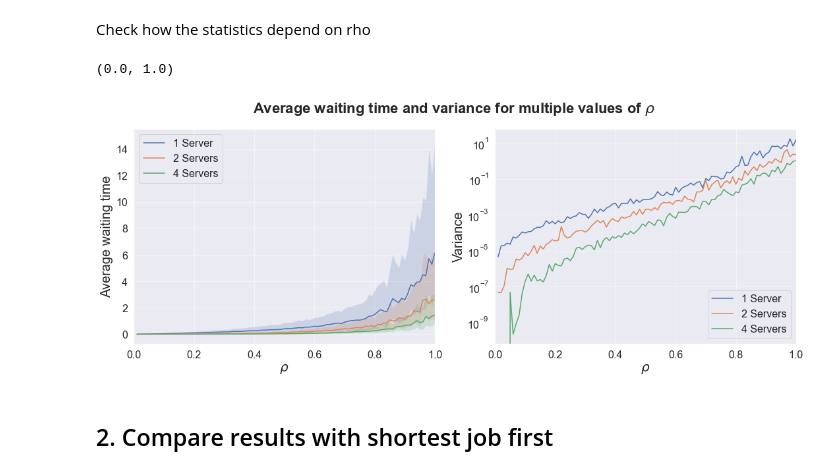
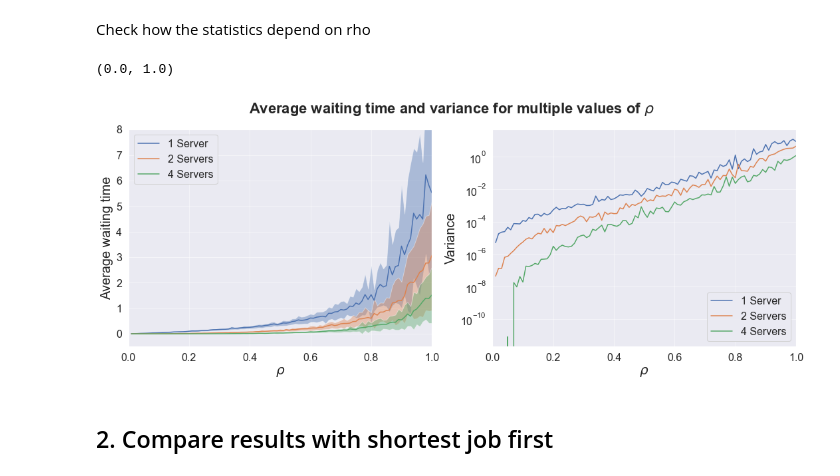
Before and after one commit to Boy0211/StochasticSimulation, a Jupyter notebook: Assignment2/code/main.ipynb, the cells around one changed output. Cells and saved outputs as stored; diff of their text form; code cells hidden in the pictures.

```diff
--- a/Assignment2/code/main.ipynb
+++ b/Assignment2/code/main.ipynb
@@ -150,6 +195,17 @@ df_boxplot = pd.DataFrame(data, columns=['MeanWaitingTime', 'CustomerCount', 'Se
 # %%
 # Save to csv for extra use
-df_boxplot.to_csv('../output/boxplot_data.csv')
+if TO_SAVE:
+    df_boxplot.to_csv('../output/data/boxplot_data.csv')
 
 # Load if needed
-df_boxplot = pd.read_csv('../output/boxplot_data.csv')
+if TO_LOAD:
+    df_boxplot = pd.read_csv('../output/data/boxplot_data.csv')
+# %%
+# Test for normality
+for i in [1, 2, 4]:
+    print('Shapiro: ', shapiro(df_boxplot.loc[df_boxplot['Servers'] == f"{i} Servers"]['MeanWaitingTime']))
+
+    # Test for difference btween arrays
+    for j in [1, 2, 4]:
+        print(f'Mann-Whitney U {i}, {j}: ', mannwhitneyu(df_boxplot.loc[df_boxplot['Servers'] == f"{i} Servers"]['MeanWaitingTime'],
+                                               df_boxplot.loc[df_boxplot['Servers'] == f"{j} Servers"]['MeanWaitingTime']))
@@ -230,13 +288,14 @@ data = np.array(data).T
 df_variance = pd.DataFrame(data, columns=['MeanWaitingTime', 'CustomerCount', 'Servers', 'Rho'])
 # %%
 # Save df
-df_variance.to_csv('../output/variance_data.csv')
+if TO_SAVE:
+    df_variance.to_csv('../output/data/variance_data.csv')
 
 # Read from csv
-df_variance = pd.read_csv('../output/variance_data.csv')
+if TO_LOAD:
+    df_variance = pd.read_csv('../output/data/variance_data.csv')
-# %%
-sns.set(style='white')
 # %%
+# Draw figure
 fig, axis = plt.subplots(1, 2, figsize=(18, 6))
 fig.suptitle('Average waiting time and variance for multiple values of $\\rho$', fontsize=22, fontweight='bold')
 labels = ['1 Server', '2 Servers', '4 Servers']
@@ -257,36 +316,37 @@ means = [[np.mean(sub1.loc[sub1['Rho'] == i]['MeanWaitingTime']) for i in sub1['
          [np.mean(sub2.loc[sub2['Rho'] == i]['MeanWaitingTime']) for i in sub1['Rho'].unique()],
          [np.mean(sub4.loc[sub4['Rho'] == i]['MeanWaitingTime']) for i in sub1['Rho'].unique()]]
 
 variances = [[np.var(sub1.loc[sub1['Rho'] == i]['MeanWaitingTime']) for i in sub1['Rho'].unique()],
              [np.var(sub2.loc[sub2['Rho'] == i]['MeanWaitingTime']) for i in sub1['Rho'].unique()],
              [np.var(sub4.loc[sub4['Rho'] == i]['MeanWaitingTime']) for i in sub1['Rho'].unique()]]
 
 # axis[0].scatter(sub1['Rho'], sub1['MeanWaitingTime'])
-for i in range(len(quantiles)):
+for i in range(len(variances)):
     axis[0].plot(sub1['Rho'].unique(), means[i], label=labels[i])
-    axis[0].fill_between(sub1['Rho'].unique(), means[i] - np.array(quantiles[i]).T[0], means[i] + np.array(quantiles[i]).T[1], alpha=0.2)
+    axis[0].fill_between(sub1['Rho'].unique(), means[i] - np.sqrt(np.array(variances[i])), means[i] + np.sqrt(np.array(variances[i])), alpha=0.4)
 
 axis[0].legend(loc='upper left', fontsize=16)
 axis[0].tick_params('both', labelsize=16)
 axis[0].set_xlabel('$\\rho$', fontsize=20)
 axis[0].set_ylabel('Average waiting time', fontsize=20)
 axis[0].grid(alpha=0.5)
 axis[0].set_xlim(0,1)
+axis[0].set_ylim(-0.5, 8)
 
 
 for i in range(len(variances)):
     axis[1].plot(sub1['Rho'].unique(), variances[i], label=labels[i])
 
 axis[1].set_yscale('log')
 axis[1].set_xlabel('$\\rho$', fontsize=20)
 axis[1].set_ylabel('Variance', fontsize=20)
 axis[1].tick_params('both', labelsize=16)
 axis[1].legend(fontsize=16, loc='lower right')
 axis[1].grid(alpha=0.5)
 axis[1].set_xlim(0,1)
 # %% [output]
 (0.0, 1.0)
-[figure, old version]
+[figure, new version]
 # %% [markdown]
 ## 2. Compare results with shortest job first
 # %%
```
Also changed, not shown: parts of 23 cells of this notebook, 15 other files.
